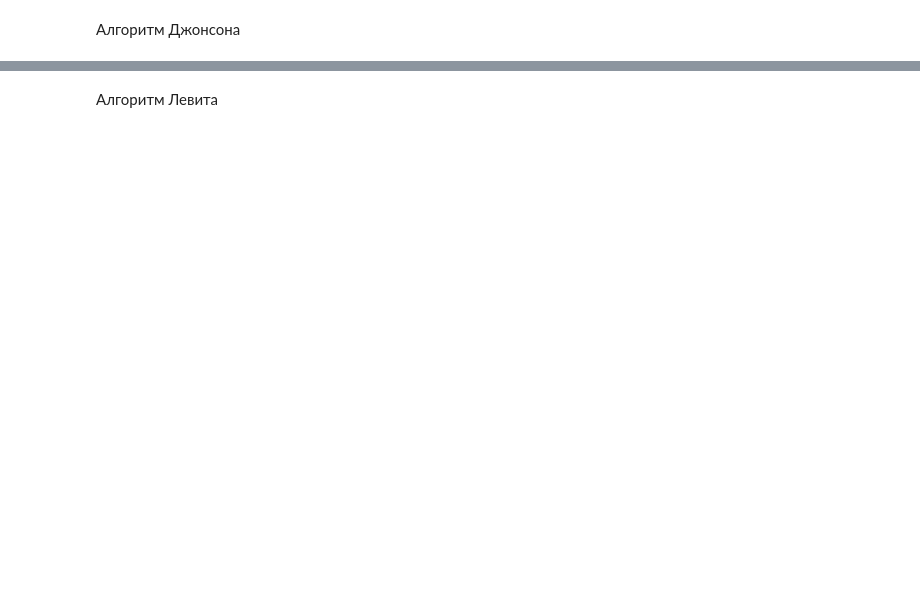
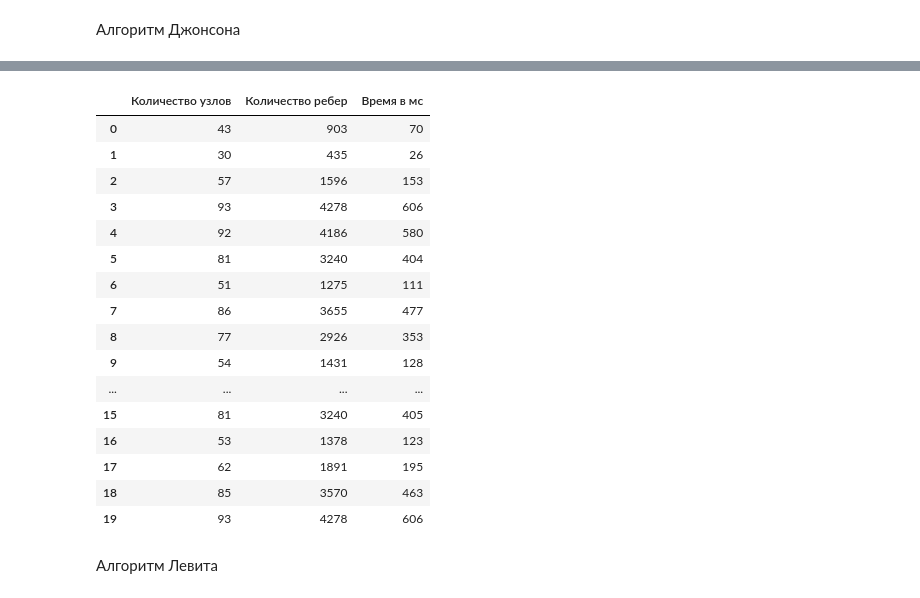
Before and after one commit to AlekseyScorpi/SIAOD, a Jupyter notebook: labs/Lab6.ipynb, the cells around one changed output, grey strips where cells are left out. Cells and saved outputs as stored; diff of their text form; code cells hidden in the pictures; blank space fills up the shorter version.

```diff
--- a/labs/Lab6.ipynb
+++ b/labs/Lab6.ipynb
@@ -440,5 +432,9 @@ pd.DataFrame(tests, columns = ["Количество узлов", "Количе
 Алгоритм Джонсона
 # %%
 #загрузка матрицы из файла
-with open("mat1.txt", "r", encoding = "utf-8") as file:
+with open("mat3.txt", "r", encoding = "utf-8") as file:
     matrix = [[int(num) for num in line.split(" ")] for line in file]
+    for i in range(len(matrix)):
+        for j in range(len(matrix)):
+            if matrix[i][j] == 0:
+                matrix[i][j] = math.inf
@@ -460,0 +441,10 @@ nt.show("test.html")
+# %%
+#создаём граф
+graph = create_graph(matrix)
+
+
+#отображаем граф из файла
+nt = Network(notebook = True)
+nt.from_nx(graph)
+nt.set_options(options)
+nt.show("test.html")
@@ -461,2 +505,42 @@ nt.show("test.html")
+# %%
+#тестовый блок для определения скорости работы алгоритма
+
+tests = []
+
+for i in range(20):
+    temp_matrix = generate_matrix()
+    node_counts = len(temp_matrix)
+    edge_counts = 0
+    for i in range(len(temp_matrix)):
+        for j in range(i):
+            if temp_matrix[j][i] != 0:
+                edge_counts += 1
+    t1 = time.time()
+    c1 = random.randint(1, len(temp_matrix) // 2)
+    c2 = random.randint(1, len(temp_matrix))
+    result = johnson(temp_matrix, c1, c2)
+    t2 = time.time()
+    delta = round((t2 - t1) * 1000)
+    tests.append([node_counts, edge_counts, delta])
+
+pd.DataFrame(tests, columns = ["Количество узлов", "Количество ребер", "Время в мс"])
+# %% [output]
+|  | Количество узлов | Количество ребер | Время в мс |
+| 0 | 43 | 903 | 70 |
+| 1 | 30 | 435 | 26 |
+| 2 | 57 | 1596 | 153 |
+| 3 | 93 | 4278 | 606 |
+| 4 | 92 | 4186 | 580 |
+| 5 | 81 | 3240 | 404 |
+| 6 | 51 | 1275 | 111 |
+| 7 | 86 | 3655 | 477 |
+| 8 | 77 | 2926 | 353 |
+| 9 | 54 | 1431 | 128 |
+| ... | ... | ... | ... |
+| 15 | 81 | 3240 | 405 |
+| 16 | 53 | 1378 | 123 |
+| 17 | 62 | 1891 | 195 |
+| 18 | 85 | 3570 | 463 |
+| 19 | 93 | 4278 | 606 |
 # %% [markdown]
 Алгоритм Левита
```
Also changed, not shown: parts of 27 cells of this notebook.
